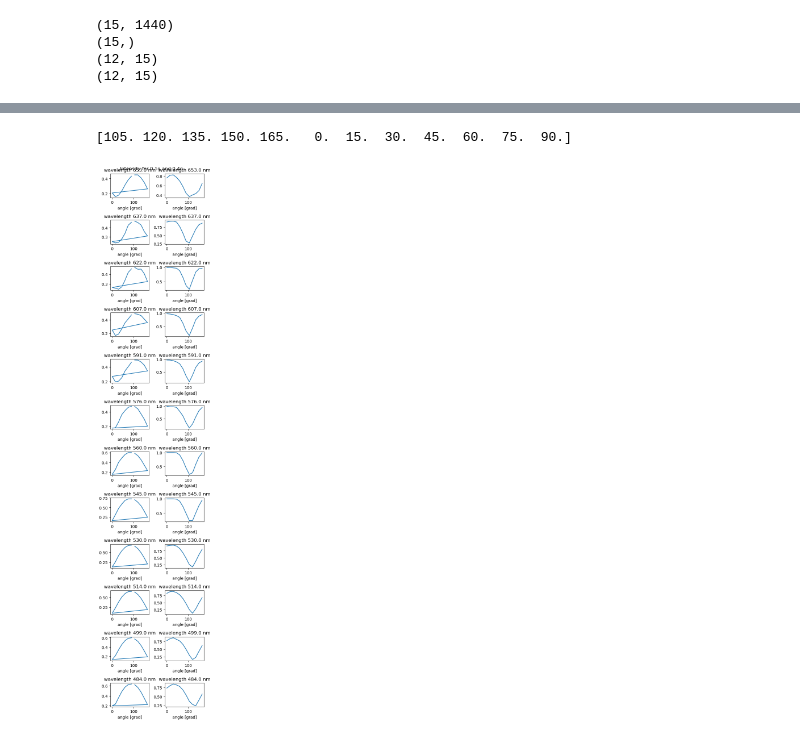
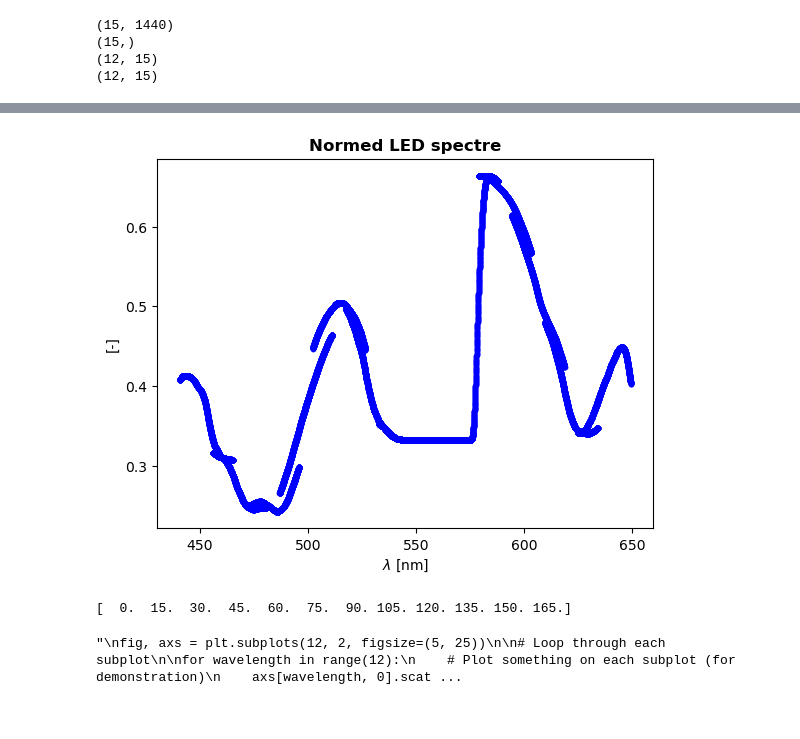
Before and after one commit to muellvin/pplus, a Jupyter notebook: sugarpolarizer/analysis.ipynb, the cells around one changed output, grey strips where cells are left out. Cells and saved outputs as stored; diff of their text form; code cells hidden in the pictures.

```diff
--- a/sugarpolarizer/analysis.ipynb
+++ b/sugarpolarizer/analysis.ipynb
@@ -176,17 +178,17 @@ plt.show()
 # %%
 #data analysis
 
-x_gauss = peak_params[:,1]
+x_gauss = cal_peak_params[:,1]
 
 
 # Create a 2D array with the independent variables
-X = np.column_stack((r, x_gauss))
+X = np.column_stack((cal_r, x_gauss))
 
 # Initialize the Linear Regression model
 model = LinearRegression()
 
 # Fit the model
-model.fit(X, la)
+model.fit(X, cal_la)
 
 # Access the coefficients (slope) and intercept
 coefficients = model.coef_
@@ -202,7 +204,7 @@ def la_func(r,x):
     return a*r+ b*x + c
 
 
-x_plt = x_obs+a/b*r
+x_plt = x_obs+a/b*cal_r
 x_fit = np.linspace(np.min(x_plt), np.max(x_plt),1000)
 
 #plt.plot(x_plt, la, 'x')
@@ -391,12 +393,3 @@ print(np.shape(sugar4_totnormed_set))
 (15,)
 (12, 15)
 (12, 15)
-# %%
-
-for angle in range(12):
-    for i in range(len(r)-2, 0,-1):
-        plt.scatter(central_wavelengths[i], led_totavgs[i], color='grey')
-        plt.scatter(central_wavelengths[i], sugar4_totavgs_set[angle,i], color='green')
-        plt.scatter(central_wavelengths[i], sugar4_totnormed_set[angle,i], color='red')
-
-    plt.show()
@@ -437,22 +411,34 @@ for wavelength in range(len(central_wavelengths)):
+# %%
+led = np.mean(led_avgs_smooth, axis=2)
+for i in range(len(r)-2, 0,-1):
+    plt.scatter(images_wavelengths[i], led[i, :], color='blue', s=10)
+
+plt.title('Normed LED spectre', fontsize=12, fontweight='bold')
+plt.ylabel('[-]')
+plt.xlabel('$\lambda$ [nm]' )
+plt.savefig('led_spectre.pdf',dpi=200)
+# %% [output]
+[figure, added]
 # %%
 sugar4 = np.roll(sugar4_totnormed_set,0)
 angles4 = np.roll(angles,0)
-sugar1 = np.roll(sugar1_totnormed_set,5)
-angles1 = np.roll(angles,5)
+sugar1 = np.roll(sugar1_totnormed_set[::-1,:],0)
+angles1 = np.roll(angles,0)
 
 
 print(angles1)
-fig, axs = plt.subplots(12, 2, figsize=(4, 20))
+"""
+fig, axs = plt.subplots(12, 2, figsize=(5, 25))
 
 # Loop through each subplot
 
 for wavelength in range(12):
     # Plot something on each subplot (for demonstration)
-    axs[wavelength, 0].plot(angles1, sugar1[:,wavelength])
-    axs[wavelength, 0].set_title('wavelength '+str(np.round(central_wavelengths[wavelength]))+' nm')
+    axs[wavelength, 0].scatter(angles1, sugar1[:,wavelength])
+    axs[wavelength, 0].set_title('$\lambda$ = '+str(np.round(central_wavelengths[wavelength]))+' nm')
     axs[wavelength, 0].set_xlabel('angle [grad]')
-    axs[wavelength, 1].plot(angles4, sugar4[:,wavelength])
-    axs[wavelength, 1].set_title('wavelength '+str(np.round(central_wavelengths[wavelength]))+' nm')
+    axs[wavelength, 1].scatter(angles4, sugar4[:,wavelength])
+    axs[wavelength, 1].set_title('$\lambda$ = '+str(np.round(central_wavelengths[wavelength]))+' nm')
     axs[wavelength, 1].set_xlabel('angle [grad]')
 
 # Adjust layout to prevent overlapping
@@ -460,8 +446,8 @@ plt.suptitle('Intensity for 0.1g and 0.4g')
 fig.tight_layout()
 
 # Show the plot
-fig.show()
+fig.show()"""
 # %% [output]
-[105. 120. 135. 150. 165.   0.  15.  30.  45.  60.  75.  90.]
+[  0.  15.  30.  45.  60.  75.  90. 105. 120. 135. 150. 165.]
-[figure, removed]
+"\nfig, axs = plt.subplots(12, 2, figsize=(5, 25))\n\n# Loop through each subplot\n\nfor wavelength in range(12):\n    # Plot something on each subplot (for demonstration)\n    axs[wavelength, 0].scat ...
 # %%
```
Also changed, not shown: parts of 7 cells of this notebook, 5 other files.
